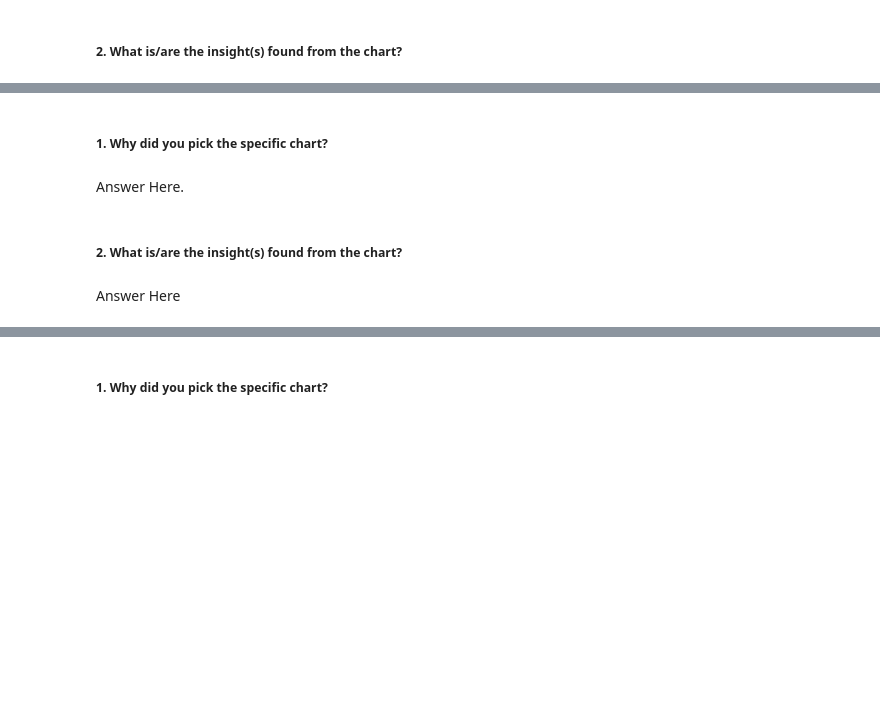
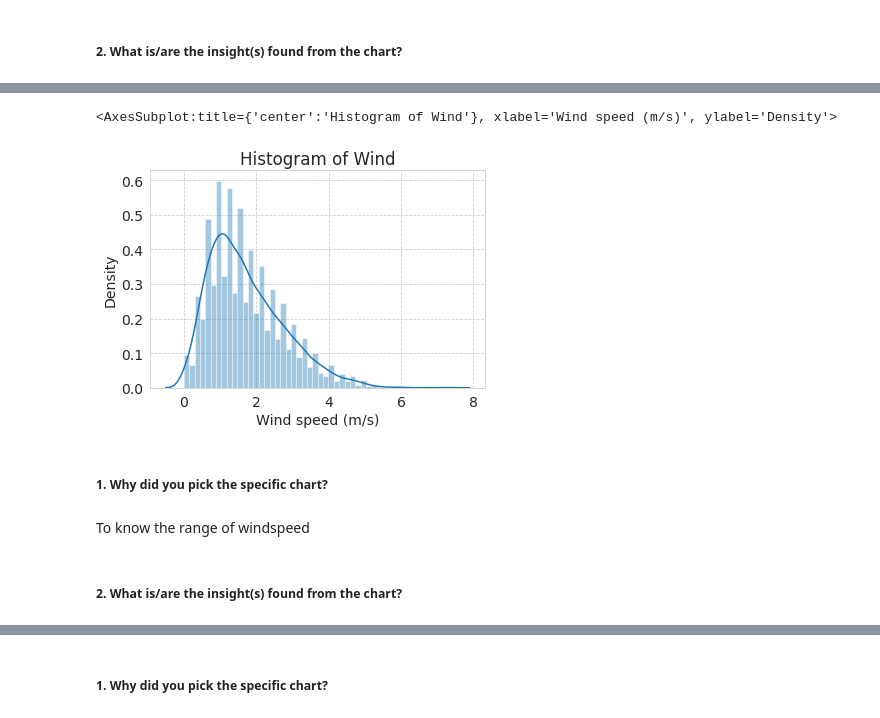
Before and after one commit to albin2122/Bike-Sharing-Demand-Prediction, a Jupyter notebook: Bike_Sharing_Demand_Prediction.ipynb, the cells around one changed output, grey strips where cells are left out. Drawn from its saved outputs; the diff is of its cells as text; code cells hidden in the pictures; blank space fills up the shorter version.

```diff
--- a/Bike_Sharing_Demand_Prediction.ipynb
+++ b/Bike_Sharing_Demand_Prediction.ipynb
@@ -557,8 +571,13 @@ Answer Here
+# %%
+# Chart - 4 visualization code
+plt.title('Histogram of Wind')
+sns.distplot(bike_sharing_df['Wind speed (m/s)'], hist=True)
+# %% [output]
+<AxesSubplot:title={'center':'Histogram of Wind'}, xlabel='Wind speed (m/s)', ylabel='Density'>
+[figure, added]
 # %% [markdown]
 ##### 1. Why did you pick the specific chart?
-# %% [markdown]
-Answer Here.
+# %% [markdown]
+To know the range of windspeed
 # %% [markdown]
 ##### 2. What is/are the insight(s) found from the chart?
-# %% [markdown]
-Answer Here
```
Also changed, not shown: parts of 144 cells of this notebook.
